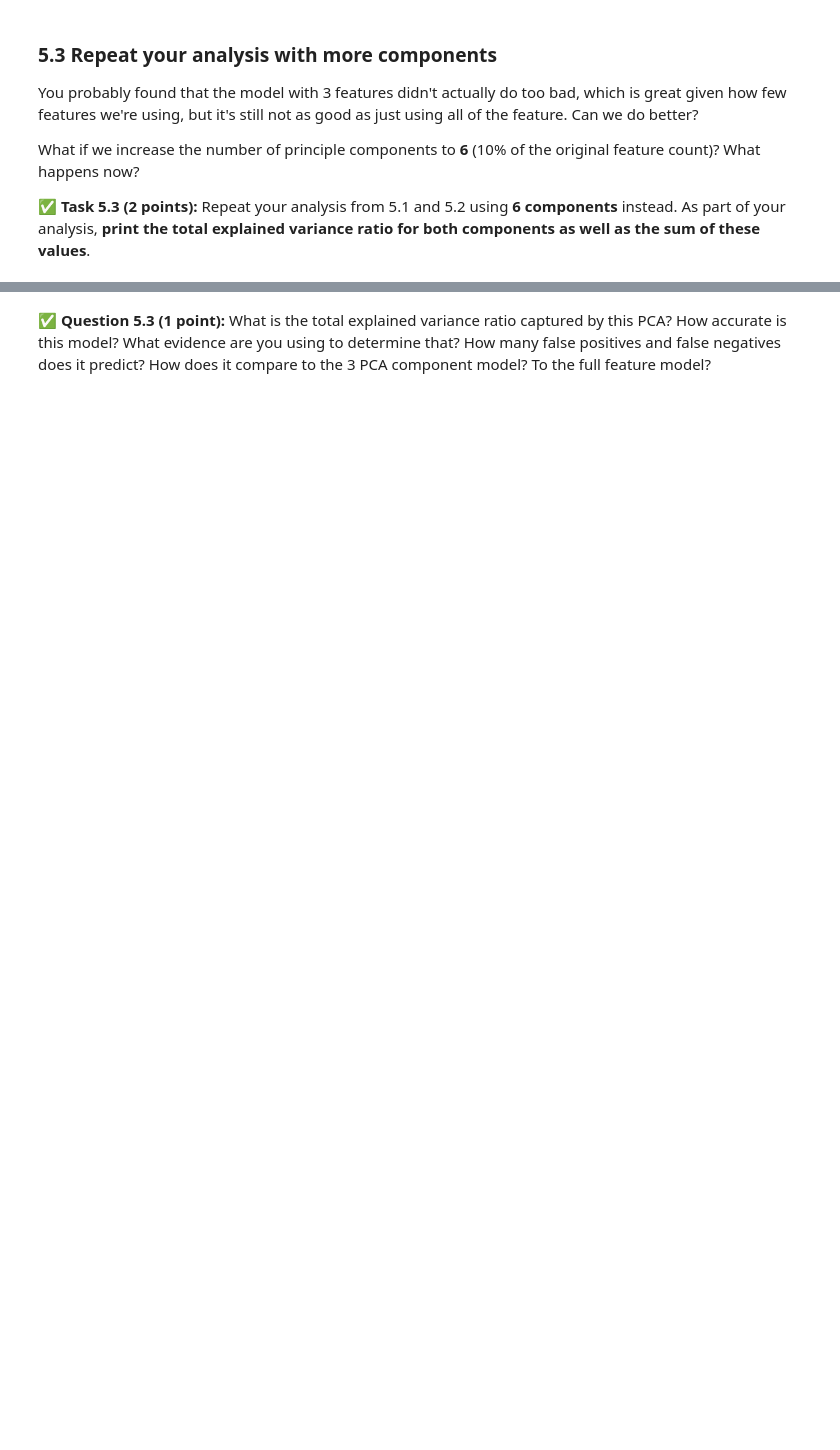
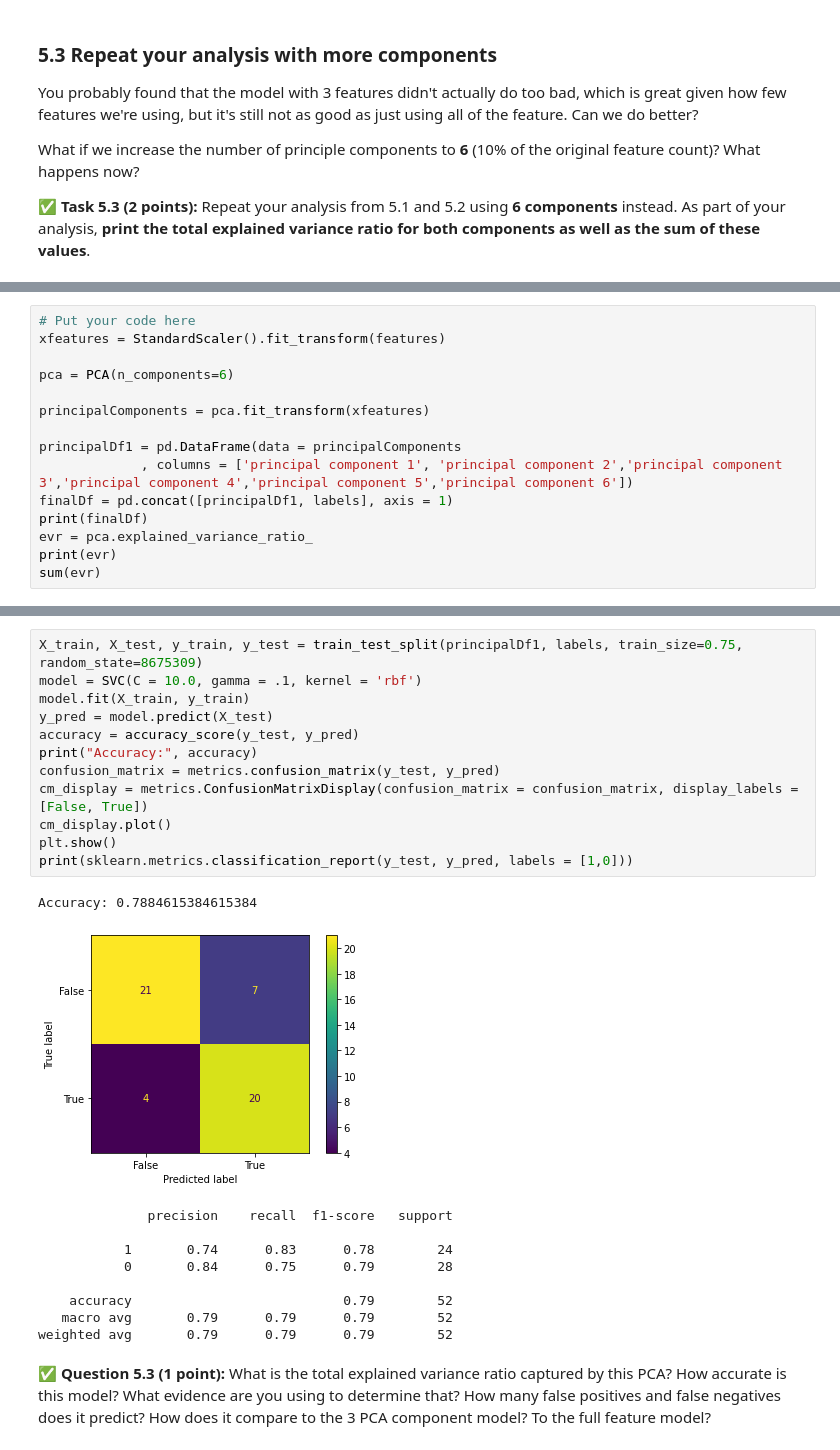
Before and after one commit to Colino03/CMSE202-f23-turnin, a Jupyter notebook: hw-04/HW-04.ipynb, the cells around one changed output, grey strips where cells are left out. Drawn from its saved outputs; the diff is of its cells as text; blank space fills up the shorter version.

```diff
--- a/hw-04/HW-04.ipynb
+++ b/hw-04/HW-04.ipynb
@@ -412,0 +494,15 @@ What if we increase the number of principle components to **6** (10% of the orig
+# %%
+# Put your code here
+xfeatures = StandardScaler().fit_transform(features)
+
+pca = PCA(n_components=6)
+
+principalComponents = pca.fit_transform(xfeatures)
+
+principalDf1 = pd.DataFrame(data = principalComponents
+             , columns = ['principal component 1', 'principal component 2','principal component 3','principal component 4','principal component 5','principal component 6'])
+finalDf = pd.concat([principalDf1, labels], axis = 1)
+print(finalDf)
+evr = pca.explained_variance_ratio_
+print(evr)
+sum(evr)
@@ -413,2 +556,25 @@ What if we increase the number of principle components to **6** (10% of the orig
+# %%
+X_train, X_test, y_train, y_test = train_test_split(principalDf1, labels, train_size=0.75, random_state=8675309)
+model = SVC(C = 10.0, gamma = .1, kernel = 'rbf')
+model.fit(X_train, y_train)
+y_pred = model.predict(X_test)
+accuracy = accuracy_score(y_test, y_pred)
+print("Accuracy:", accuracy)
+confusion_matrix = metrics.confusion_matrix(y_test, y_pred)
+cm_display = metrics.ConfusionMatrixDisplay(confusion_matrix = confusion_matrix, display_labels = [False, True])
+cm_display.plot()
+plt.show()
+print(sklearn.metrics.classification_report(y_test, y_pred, labels = [1,0]))
+# %% [output]
+Accuracy: 0.7884615384615384
+[figure, added]
+              precision    recall  f1-score   support
+
+           1       0.74      0.83      0.78        24
+           0       0.84      0.75      0.79        28
+
+    accuracy                           0.79        52
+   macro avg       0.79      0.79      0.79        52
+weighted avg       0.79      0.79      0.79        52
 # %% [markdown]
 &#9989; **Question 5.3 (1 point):** What is the total explained variance ratio captured by this PCA? How accurate is this model? What evidence are you using to determine that? How many false positives and false negatives does it predict? How does it compare to the 3 PCA component model? To the full feature model?
```
Also changed, not shown: parts of 17 cells of this notebook.
